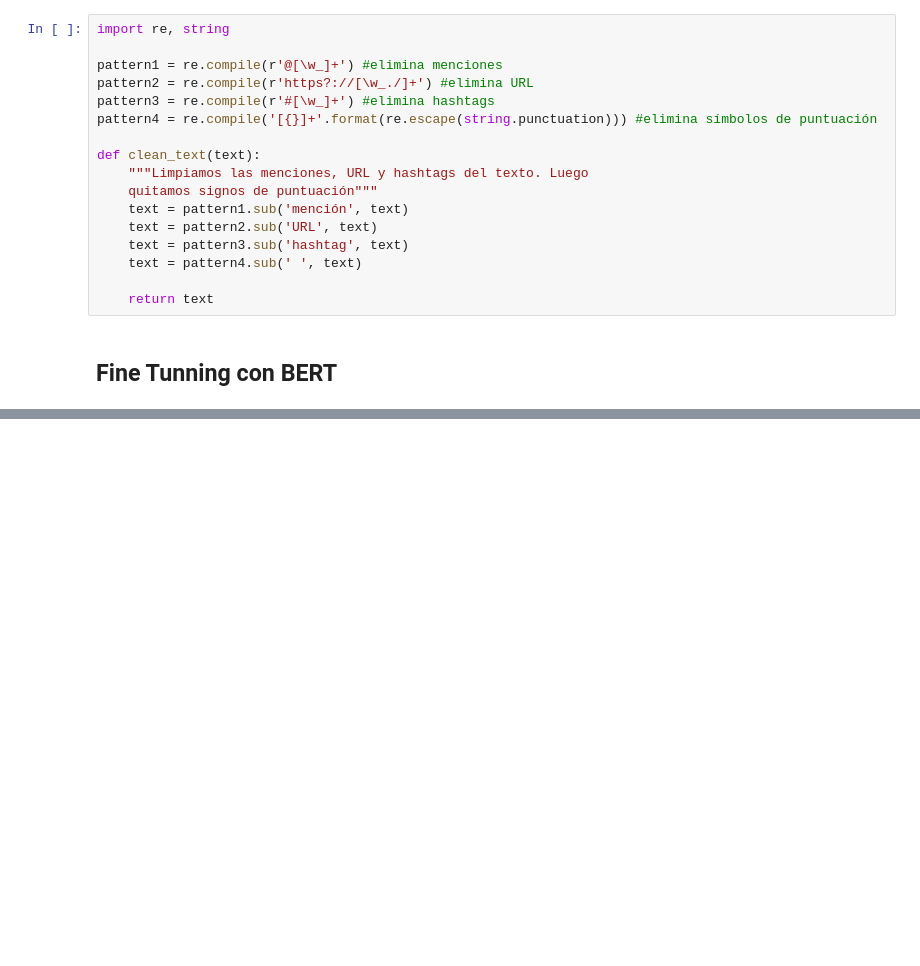
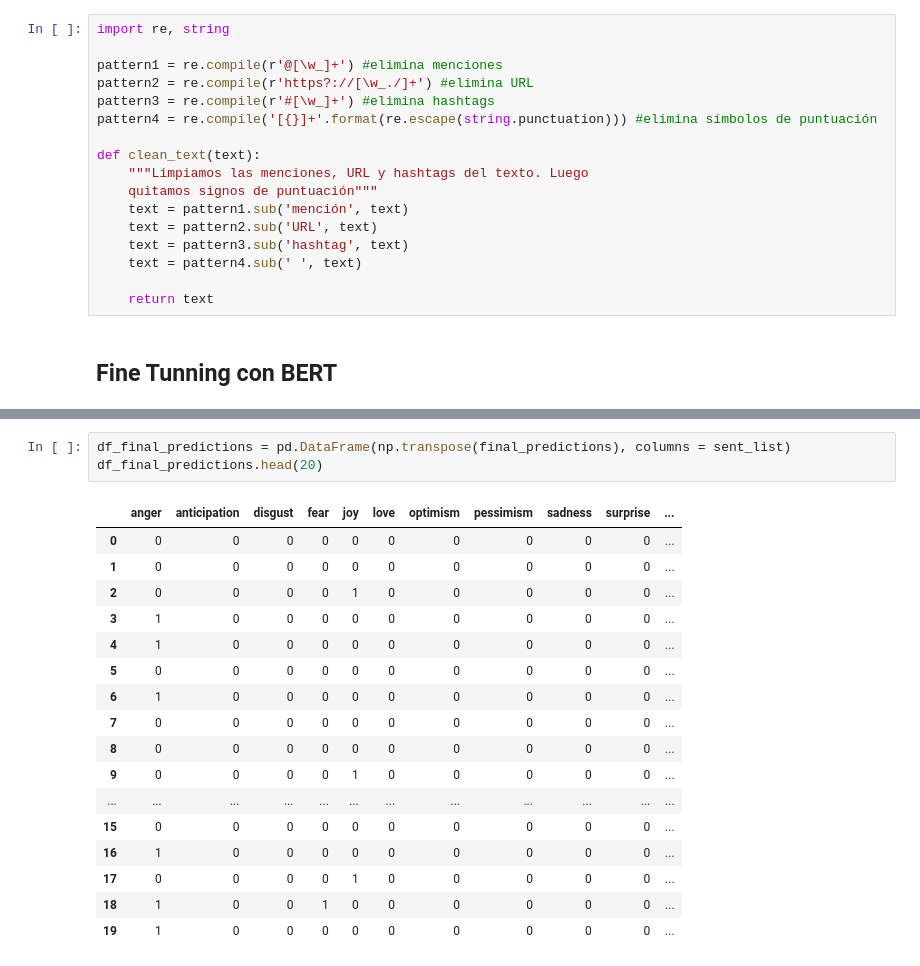
Before and after one commit to urvog/NLP-Sentiment-Analysis, a Jupyter notebook: NLP_BERT_Fine_Tuning_All.ipynb, the cells around one changed output, grey strips where cells are left out. Cells and saved outputs as stored; diff of their text form; blank space fills up the shorter version.

```diff
--- a/NLP_BERT_Fine_Tuning_All.ipynb
+++ b/NLP_BERT_Fine_Tuning_All.ipynb
@@ -157,0 +243,21 @@ NameError: name 'plt' is not defined
+# %%
+df_final_predictions = pd.DataFrame(np.transpose(final_predictions), columns = sent_list)
+df_final_predictions.head(20)
+# %% [output]
+|  | anger | anticipation | disgust | fear | joy | love | optimism | pessimism | sadness | surprise | ... |
+| 0 | 0 | 0 | 0 | 0 | 0 | 0 | 0 | 0 | 0 | 0 | ... |
+| 1 | 0 | 0 | 0 | 0 | 0 | 0 | 0 | 0 | 0 | 0 | ... |
+| 2 | 0 | 0 | 0 | 0 | 1 | 0 | 0 | 0 | 0 | 0 | ... |
+| 3 | 1 | 0 | 0 | 0 | 0 | 0 | 0 | 0 | 0 | 0 | ... |
+| 4 | 1 | 0 | 0 | 0 | 0 | 0 | 0 | 0 | 0 | 0 | ... |
+| 5 | 0 | 0 | 0 | 0 | 0 | 0 | 0 | 0 | 0 | 0 | ... |
+| 6 | 1 | 0 | 0 | 0 | 0 | 0 | 0 | 0 | 0 | 0 | ... |
+| 7 | 0 | 0 | 0 | 0 | 0 | 0 | 0 | 0 | 0 | 0 | ... |
+| 8 | 0 | 0 | 0 | 0 | 0 | 0 | 0 | 0 | 0 | 0 | ... |
+| 9 | 0 | 0 | 0 | 0 | 1 | 0 | 0 | 0 | 0 | 0 | ... |
+| ... | ... | ... | ... | ... | ... | ... | ... | ... | ... | ... | ... |
+| 15 | 0 | 0 | 0 | 0 | 0 | 0 | 0 | 0 | 0 | 0 | ... |
+| 16 | 1 | 0 | 0 | 0 | 0 | 0 | 0 | 0 | 0 | 0 | ... |
+| 17 | 0 | 0 | 0 | 0 | 1 | 0 | 0 | 0 | 0 | 0 | ... |
+| 18 | 1 | 0 | 0 | 1 | 0 | 0 | 0 | 0 | 0 | 0 | ... |
+| 19 | 1 | 0 | 0 | 0 | 0 | 0 | 0 | 0 | 0 | 0 | ... |
```
Also changed, not shown: parts of 9 cells of this notebook.
